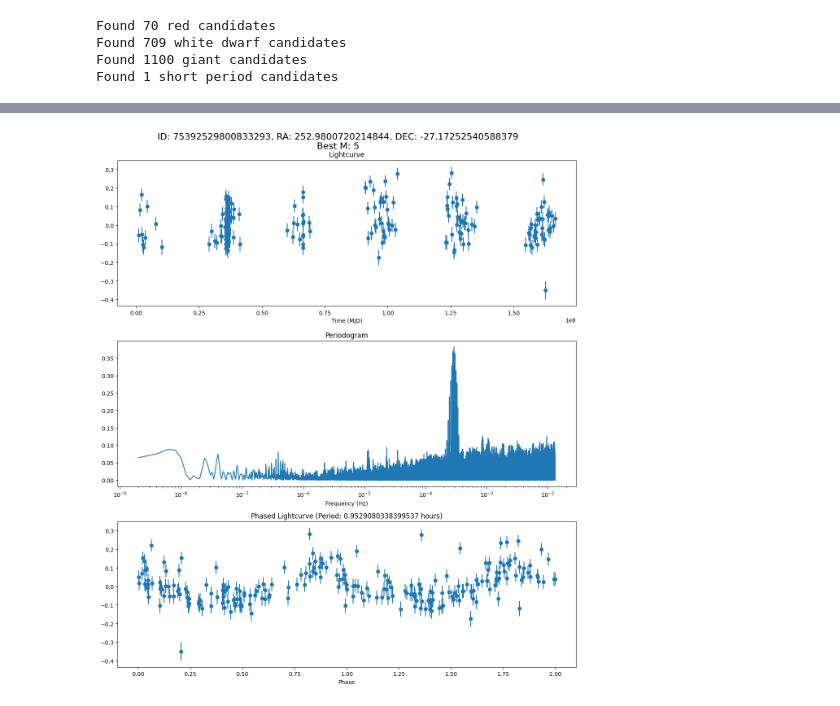
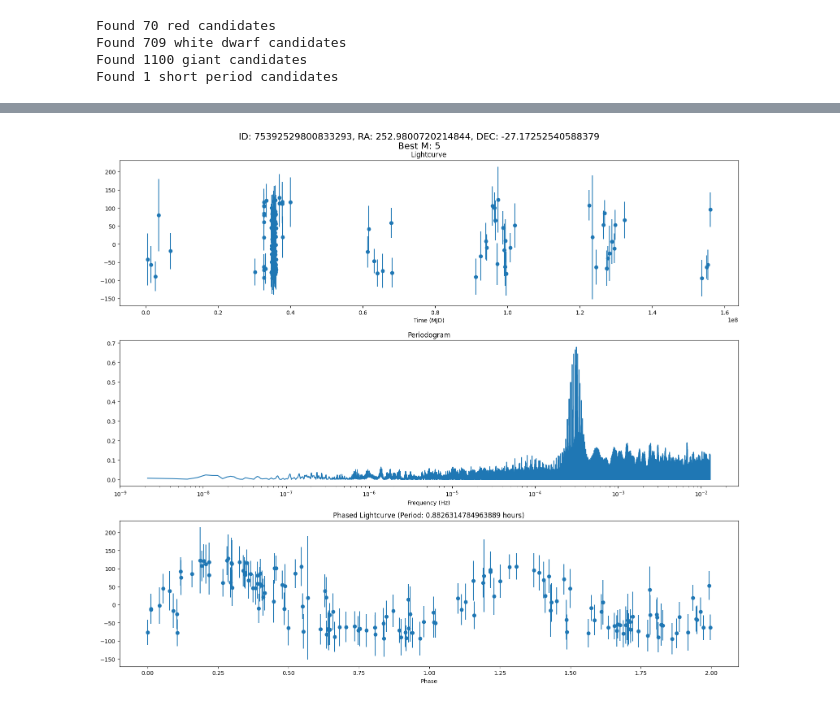
Before and after one commit to zvar-astro/zvar-tools, a Jupyter notebook: notebooks/zvar_analysis.ipynb, the cells around one changed output, grey strips where cells are left out. Saved outputs shown, nothing was run; the diff lists cells and outputs as text; code cells hidden in the pictures.

Commit message:
remove ipac dr lc, cleanup zvar lc, add missing timestamps

```diff
--- a/notebooks/zvar_analysis.ipynb
+++ b/notebooks/zvar_analysis.ipynb
@@ -91,18 +107,16 @@ WARNING: Tried to get polar motions for times after IERS data is valid. Defaulti
 # %%
 candidate = short_candidates[0]
-ra, dec = candidate.ra, candidate.dec
-min_epochs = 50
 
-time, flux, fluxerr = get_ipac_dr_lightcurves(k, ra, dec, min_epochs)
+time, flux, fluxerr, _ = retrieve_objs_lightcurve([candidate], path_lc, ssh_client, remote_path_lc, bands=[band])[candidate.id]
 
 fgrid = freq_grid(time)
 
 ls_pgram = LombScargle(time, flux, fluxerr).power(fgrid)
 best_period = 1/fgrid[np.argmax(ls_pgram)]
 
-plot_periodicity(candidate, time, flux, fluxerr, ls_pgram, best_period, show_plot=True)
+plot_periodicity(candidate, time, flux, fluxerr, ls_pgram, best_period, show_plot=True, figsize=(16,14))
 # %% [output]
-[figure, old version]
+[figure, new version]
 # %%
 # Same but with Sam's FPW (needs to be installed from .whl)
 
```
Also changed, not shown: parts of 9 cells of this notebook, 5 other files.
